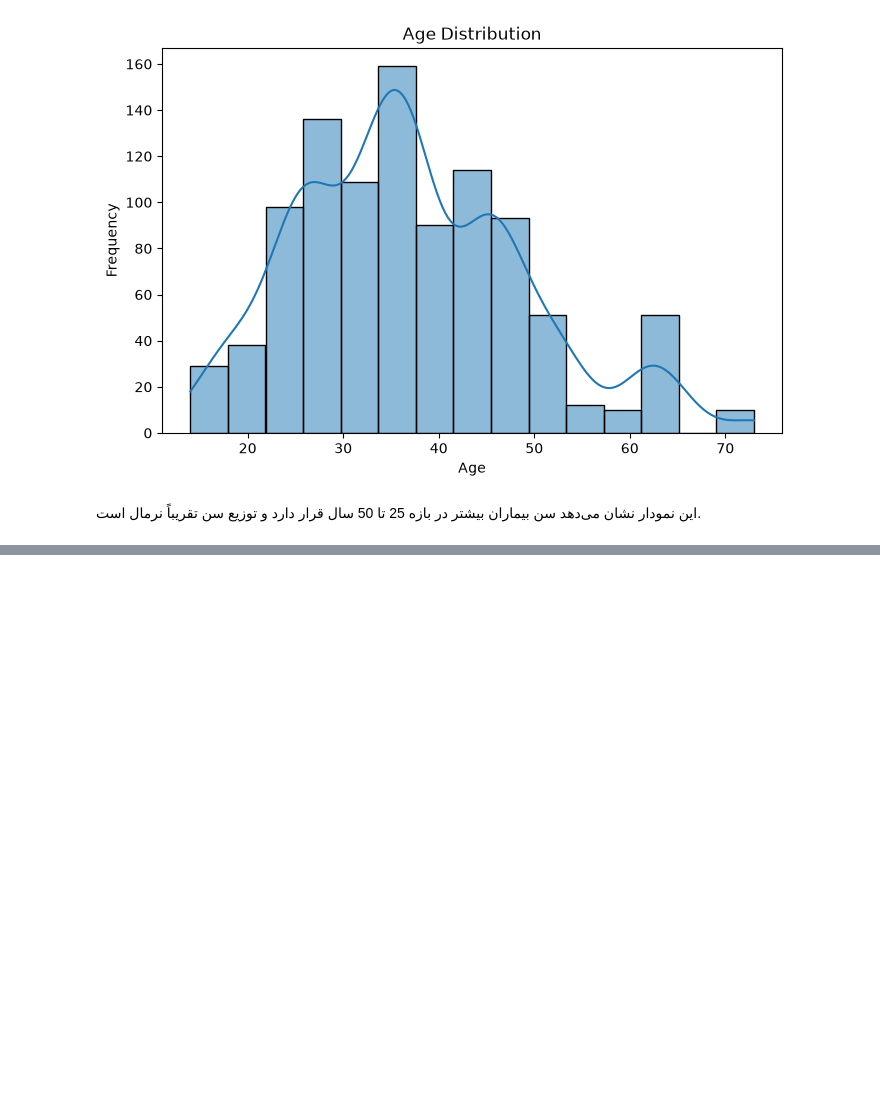
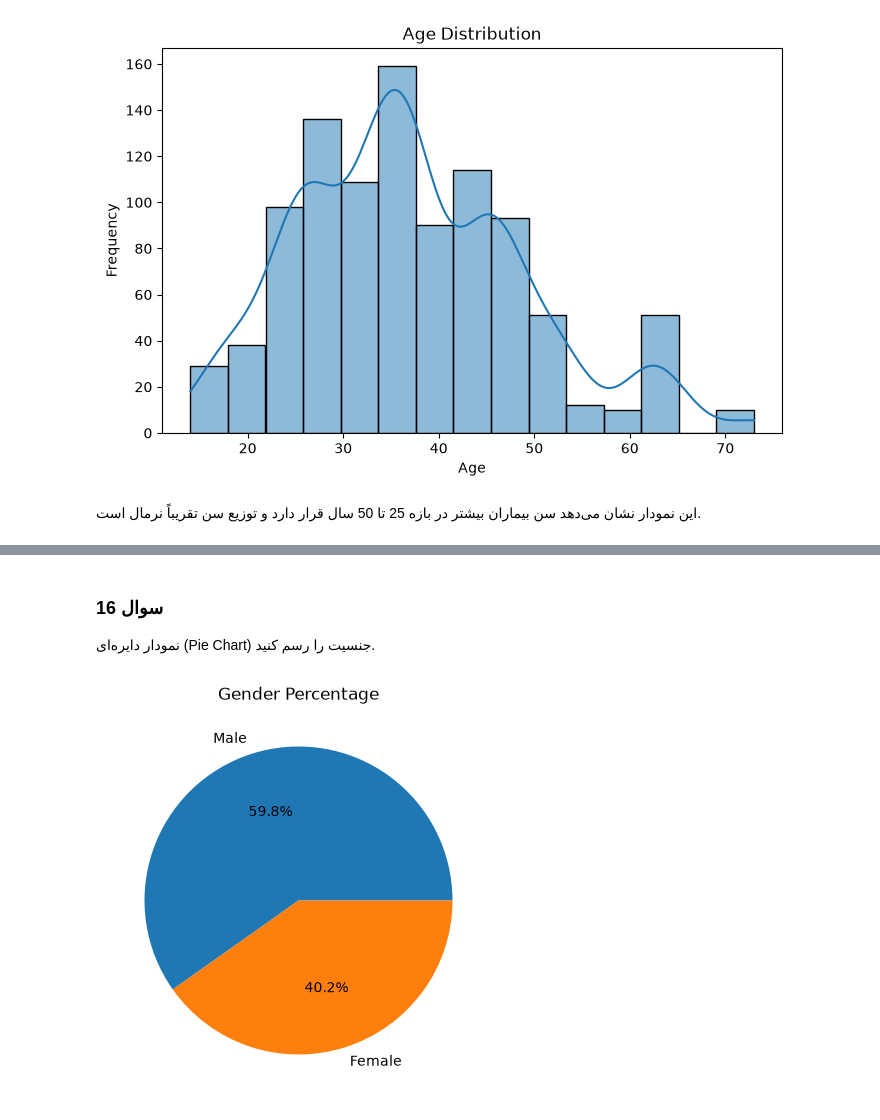
Before and after one commit to Atenanorozi/cancer, a Jupyter notebook: Dataunderstanding.ipynb, the cells around one changed output, grey strips where cells are left out. Cells and saved outputs as stored; diff of their text form; code cells hidden in the pictures; blank space fills up the shorter version.

```diff
--- a/Dataunderstanding.ipynb
+++ b/Dataunderstanding.ipynb
@@ -248,0 +317,16 @@ plt.show()
+# %% [markdown]
+### سوال 16
+
+نمودار دایره‌ای (Pie Chart) جنسیت را رسم کنید.
+# %%
+df["Gender_Name"].value_counts().plot(
+    kind="pie",
+    autopct="%1.1f%%",
+    figsize=(5,5)
+)
+
+plt.ylabel("")
+plt.title("Gender Percentage")
+plt.show()
+# %% [output]
+[figure, added]
```
Also changed, not shown: parts of 67 cells of this notebook.
